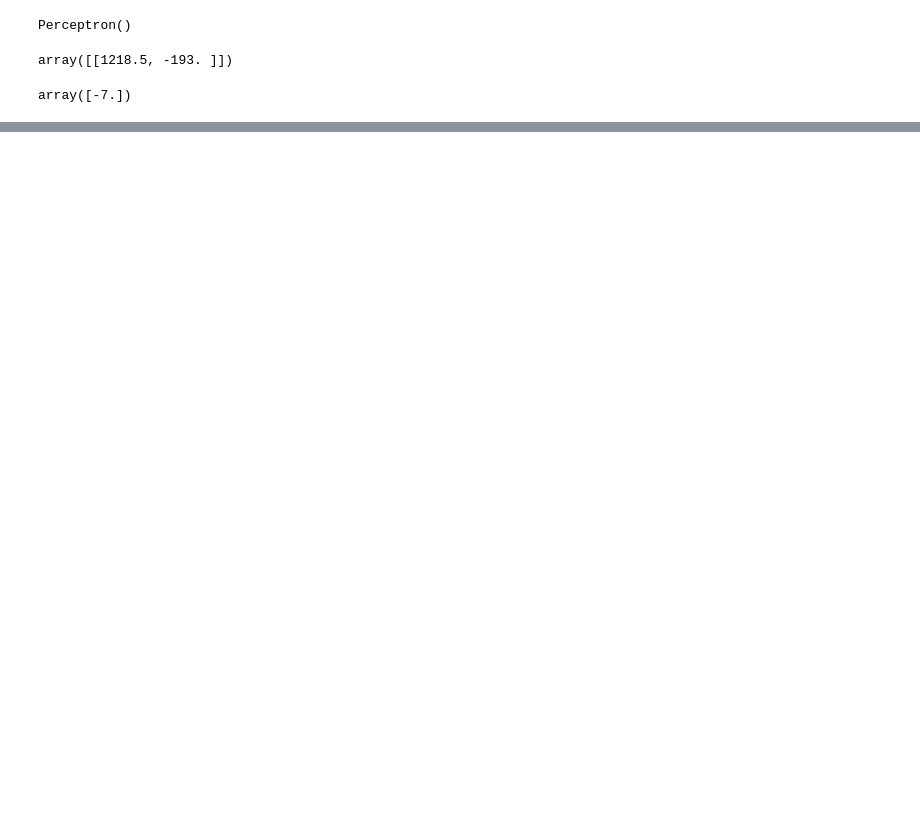
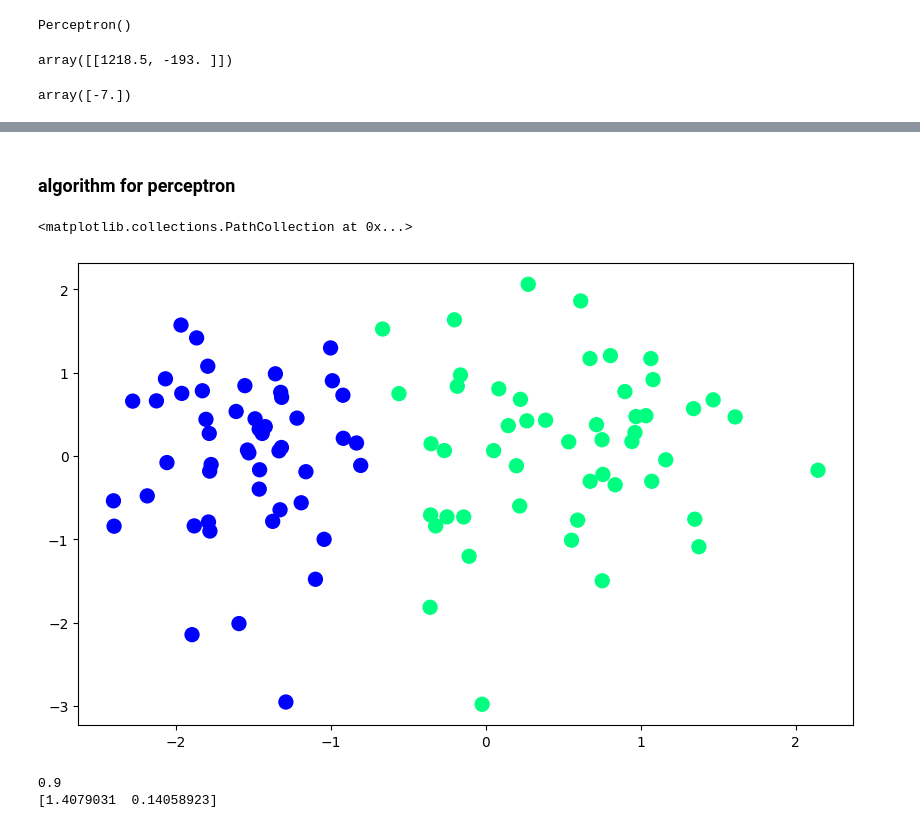
Before and after one commit to rajeev-sr/Deep-Learning, a Jupyter notebook: perceptron/placemnets_data_perceptron_demo.ipynb, the cells around one changed output, grey strips where cells are left out. Saved outputs shown, nothing was run; the diff lists cells and outputs as text; code cells hidden in the pictures; blank space fills up the shorter version.

```diff
--- a/perceptron/placemnets_data_perceptron_demo.ipynb
+++ b/perceptron/placemnets_data_perceptron_demo.ipynb
@@ -54,0 +58,23 @@ plot_decision_regions(X.values,Y.values,clf=p,legend=2)
+# %% [markdown]
+### algorithm for perceptron
+# %%
+from sklearn.datasets import make_classification
+import numpy as np
+
+X, Y = make_classification(
+    n_samples=100,
+    n_features=2,
+    n_informative=1,
+    n_redundant=0,
+    n_classes=2,
+    n_clusters_per_class=1,
+    random_state=41,
+    hypercube=False,
+    class_sep=10
+)
+# %%
+plt.figure(figsize=(10,6))
+plt.scatter(X[:,0], X[:,1], c=Y, cmap='winter', s=100)
+# %% [output]
+<matplotlib.collections.PathCollection at 0x...>
+[figure, added]
@@ -54,0 +133,6 @@ plot_decision_regions(X.values,Y.values,clf=p,legend=2)
+# %%
+print(intercept)
+print(coef)
+# %% [output]
+0.9
+[1.4079031  0.14058923]
```
Also changed, not shown: parts of 14 cells of this notebook.
